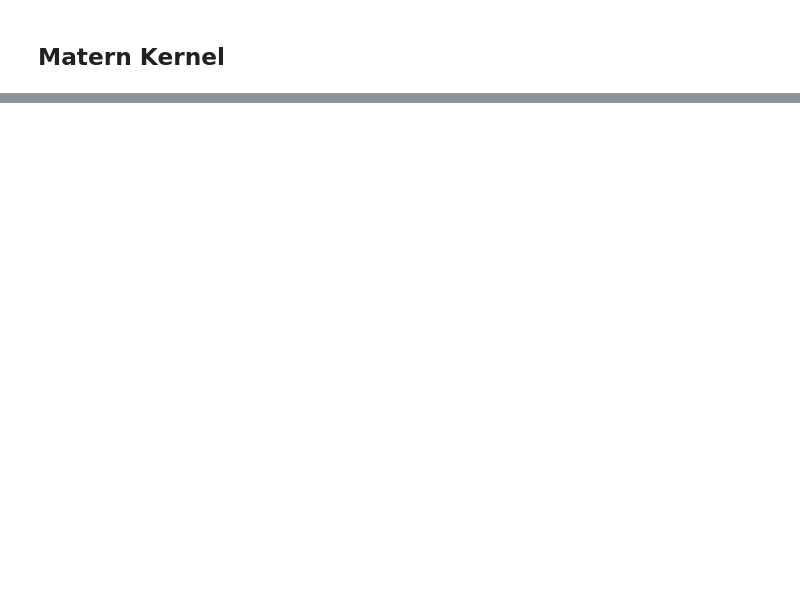
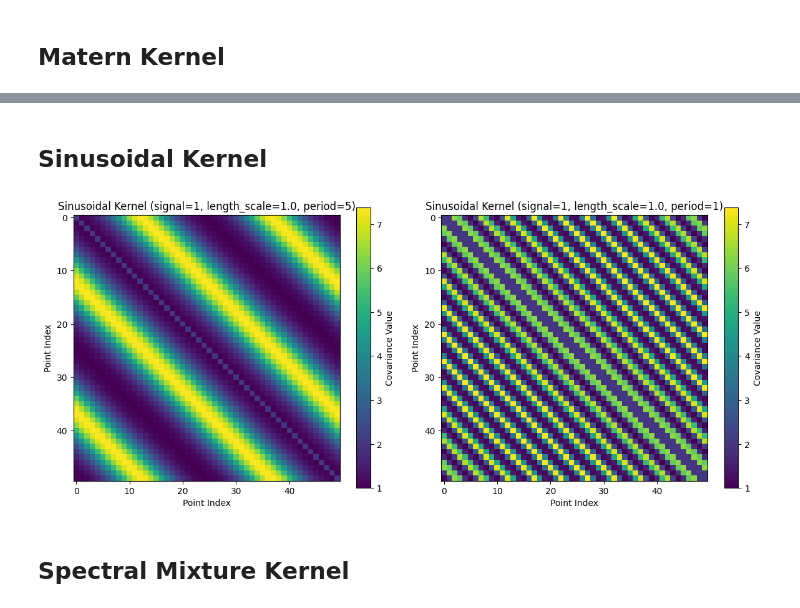
Before and after one commit to arvchahal/sparse-GP-kernel-combinations-audio-forecasting, a Jupyter notebook: test_kernel_visualizations.ipynb, the cells around one changed output, grey strips where cells are left out. Saved outputs shown, nothing was run; the diff lists cells and outputs as text; code cells hidden in the pictures; blank space fills up the shorter version.

```diff
--- a/test_kernel_visualizations.ipynb
+++ b/test_kernel_visualizations.ipynb
@@ -172,3 +172,22 @@ is_symmetric(K_matern1), is_symmetric(K_matern2)
 # %%
 # sample_gp_prior(X1, matern_cov_function, matern_hyperparams1)
 # Not applicable?
+# %% [markdown]
+## Sinusoidal Kernel
+# %%
+sinusoidal_hyperparams1 = [1, 1.0, 1.0, 5.0]  # Suitable for data that has longer periods and is more predictable
+sinusoidal_hyperparams2 = [1, 1.0, 1.0, 1.0] #shorter more variable data
+K_sinusoidal1 = sinusoidal(X1,X1, sinusoidal_hyperparams1)
+K_sinusoidal2 = sinusoidal(X1,X1, sinusoidal_hyperparams2)
+# %%
+plot_covariance_matrices(
+    [K_sinusoidal1, K_sinusoidal2],
+    [
+        'Sinusoidal Kernel (signal=1, length_scale=1.0, period=5)',
+        'Sinusoidal Kernel (signal=1, length_scale=1.0, period=1)',
+        ]
+)
+# %% [output]
+[figure, added]
+# %% [markdown]
+## Spectral Mixture Kernel
```
Also changed, not shown: parts of 4 cells of this notebook, 2 other files.
